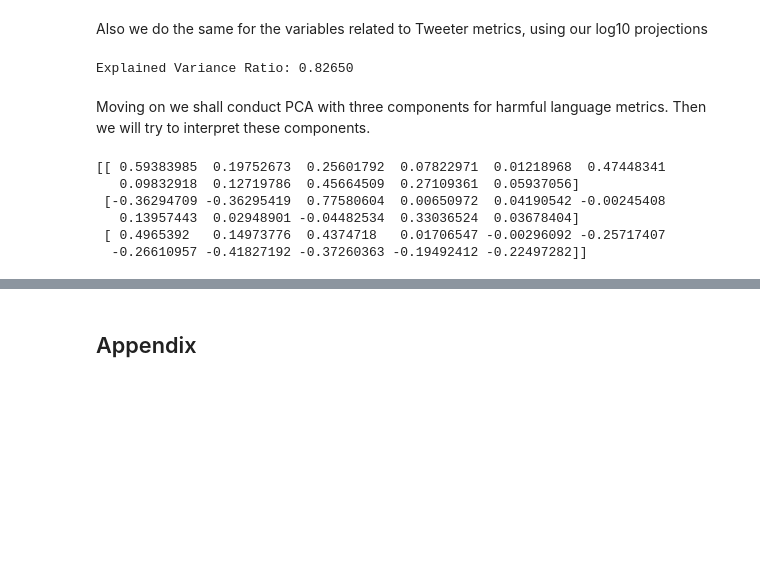
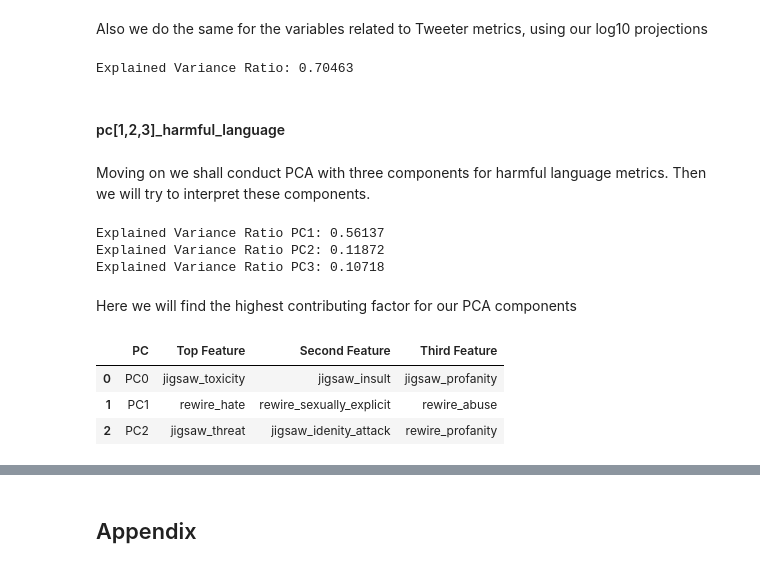
Before and after one commit to panos1b/Social-Media-Sanctions-and-Misinformation-Sharing, a Jupyter notebook: differences_misinformation_solution.ipynb, the cells around one changed output, grey strips where cells are left out. Drawn from its saved outputs; the diff is of its cells as text; code cells hidden in the pictures; blank space fills up the shorter version.

```diff
--- a/differences_misinformation_solution.ipynb
+++ b/differences_misinformation_solution.ipynb
@@ -544,7 +566,9 @@ Also we do the same for the variables related to Tweeter metrics, using our log1
 # %%
 variables = ['log_num_followers', 'log_num_friends', 'log_fol']
 
-pca_vars = data[variables]
+# Apply scaling
+copy_data[variables] = scaler.fit_transform(data[variables])
+pca_vars = copy_data[variables]
 
 pca = PCA(n_components=1)
 pca.fit(pca_vars)
@@ -557,7 +581,9 @@ pc1_fol = pca.transform(pca_vars)
 
 data['pc1_fol'] = pc1_fol
 # %% [output]
-Explained Variance Ratio: 0.82650
+Explained Variance Ratio: 0.70463
+# %% [markdown]
+#### pc[1,2,3]_harmful_language
 # %% [markdown]
 Moving on we shall conduct PCA with three components for harmful language metrics. Then we will try to interpret these components.
 # %%
@@ -567,17 +593,52 @@ variables = [
     'jigsaw_idenity_attack', 'jigsaw_insult', 'jigsaw_profanity', 'jigsaw_threat'
     ]
 
-
-pca_vars = data[variables]
+# Apply scaling
+copy_data[variables] = scaler.fit_transform(data[variables])
+pca_vars = copy_data[variables]
 
 pca = PCA(n_components=3)
 pca.fit(pca_vars)
 
-print(pca.components_)
+print(f"Explained Variance Ratio PC1: {pca.explained_variance_ratio_[0]:.5f}")
+print(f"Explained Variance Ratio PC2: {pca.explained_variance_ratio_[1]:.5f}")
+print(f"Explained Variance Ratio PC3: {pca.explained_variance_ratio_[2]:.5f}")
+
+pc1_harmful_language, pc2_harmful_language, pc3_harmful_language= pca.transform(pca_vars).T
+
+data['pc1_harmful_language'] = pc1_harmful_language
+data['pc2_harmful_language'] = pc2_harmful_language
+data['pc3_harmful_language'] = pc3_harmful_language
 # %% [output]
-[[ 0.59383985  0.19752673  0.25601792  0.07822971  0.01218968  0.47448341
-   0.09832918  0.12719786  0.45664509  0.27109361  0.05937056]
- [-0.36294709 -0.36295419  0.77580604  0.00650972  0.04190542 -0.00245408
-   0.13957443  0.02948901 -0.04482534  0.33036524  0.03678404]
- [ 0.4965392   0.14973776  0.4374718   0.01706547 -0.00296092 -0.25717407
-  -0.26610957 -0.41827192 -0.37260363 -0.19492412 -0.22497282]]
+Explained Variance Ratio PC1: 0.56137
+Explained Variance Ratio PC2: 0.11872
+Explained Variance Ratio PC3: 0.10718
+# %% [markdown]
+Here we will find the highest contributing factor for our PCA components
+# %%
+n_pcs = pca.components_.shape[0]
+
+# Get indices of top 3 absolute values for each principal component
+top_3_indices = np.argsort(np.abs(pca.components_), axis=1)[:, -3:][:, ::-1]
+
+initial_feature_names = [
+    'rewire_abuse', 'rewire_hate', 'rewire_profanity', 'rewire_violent',
+    'rewire_sexually_explicit', 'jigsaw_toxicity', 'jigsaw_severe_toxicity',
+    'jigsaw_idenity_attack', 'jigsaw_insult', 'jigsaw_profanity', 'jigsaw_threat'
+]
+
+# Get names of top 3 features for each principal component
+most_important_names = [[initial_feature_names[idx] for idx in pc_indices] for pc_indices in top_3_indices]
+
+df = pd.DataFrame({
+    'PC': [f'PC{i}' for i in range(n_pcs)],
+    'Top Feature': [features[0] for features in most_important_names],
+    'Second Feature': [features[1] for features in most_important_names],
+    'Third Feature': [features[2] for features in most_important_names]
+})
+df
+# %% [output]
+|  | PC | Top Feature | Second Feature | Third Feature |
+| 0 | PC0 | jigsaw_toxicity | jigsaw_insult | jigsaw_profanity |
+| 1 | PC1 | rewire_hate | rewire_sexually_explicit | rewire_abuse |
+| 2 | PC2 | jigsaw_threat | jigsaw_idenity_attack | rewire_profanity |
```
Also changed, not shown: parts of 32 cells of this notebook.
